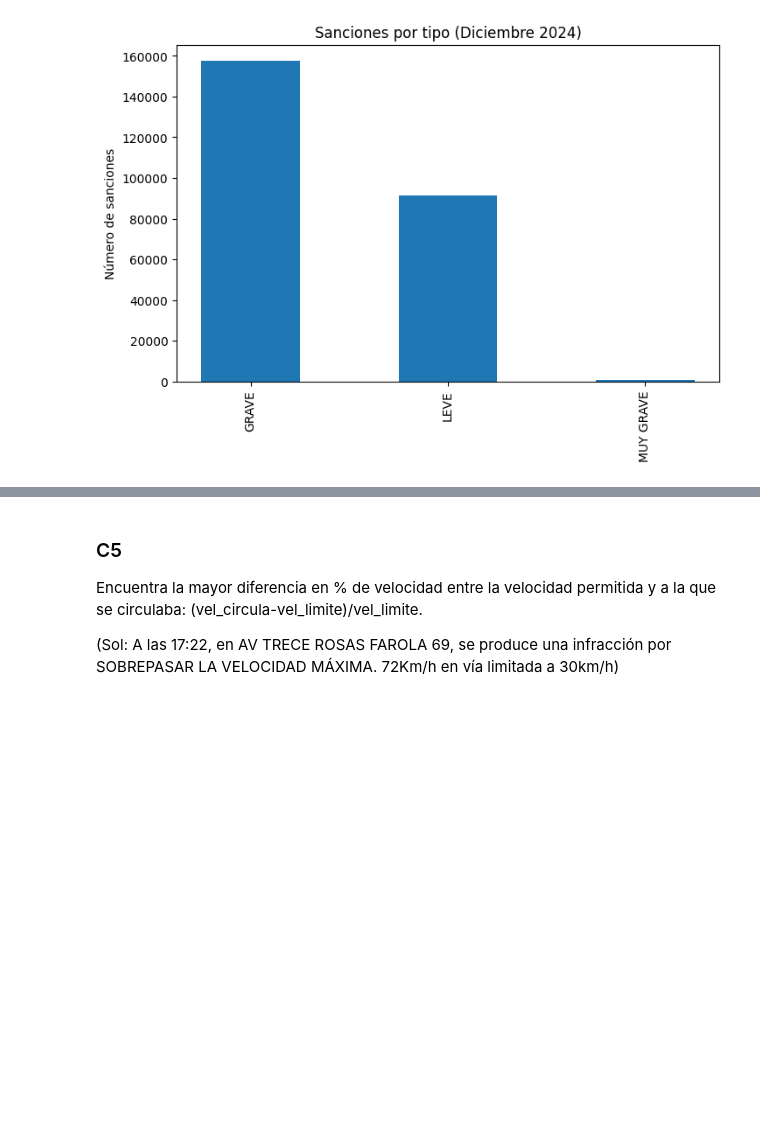
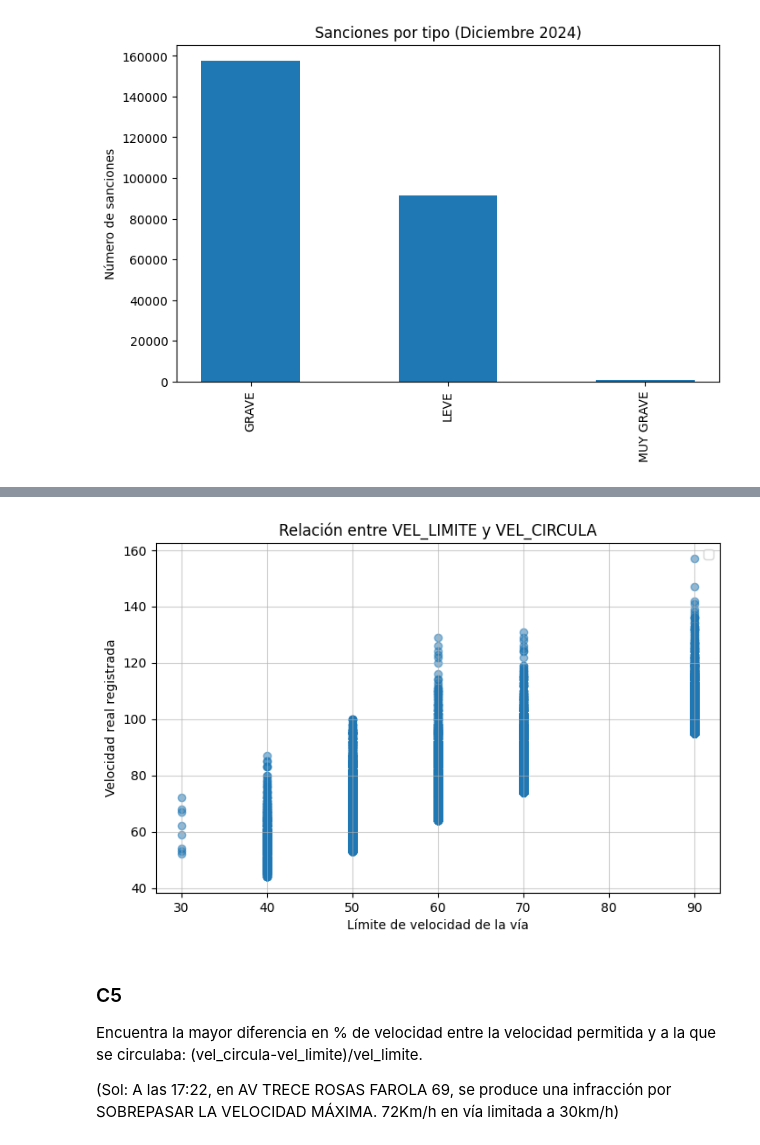
Before and after one commit to jm-lozano/master-ucm, a Jupyter notebook: Programación avanzada en python/Tarea final/enunciado.ipynb, the cells around one changed output, grey strips where cells are left out. Drawn from its saved outputs; the diff is of its cells as text; code cells hidden in the pictures; blank space fills up the shorter version.

```diff
--- a/Programación avanzada en python/Tarea final/enunciado.ipynb
+++ b/Programación avanzada en python/Tarea final/enunciado.ipynb
@@ -414,3 +431,16 @@ Vamos a comparar comparar la velocidad límite de la vía con la velocidad real
+# %%
+# Solución C4:
+# Usaremos la función scatter para generar el diagrama de dispersión.
+plt.figure(figsize=(8,5))
+plt.scatter(multas['VEL_LIMITE'], multas['VEL_CIRCULA'], alpha=0.5)
+plt.xlabel("Límite de velocidad de la vía")
+plt.ylabel("Velocidad real registrada")
+plt.title("Relación entre VEL_LIMITE y VEL_CIRCULA")
+plt.legend()
+plt.grid(True, linestyle='-', alpha=0.6)
+plt.show()
+# %% [output]
+[figure, added]
 # %% [markdown]
 ### C5
 
```
Also changed, not shown: parts of 12 cells of this notebook.
